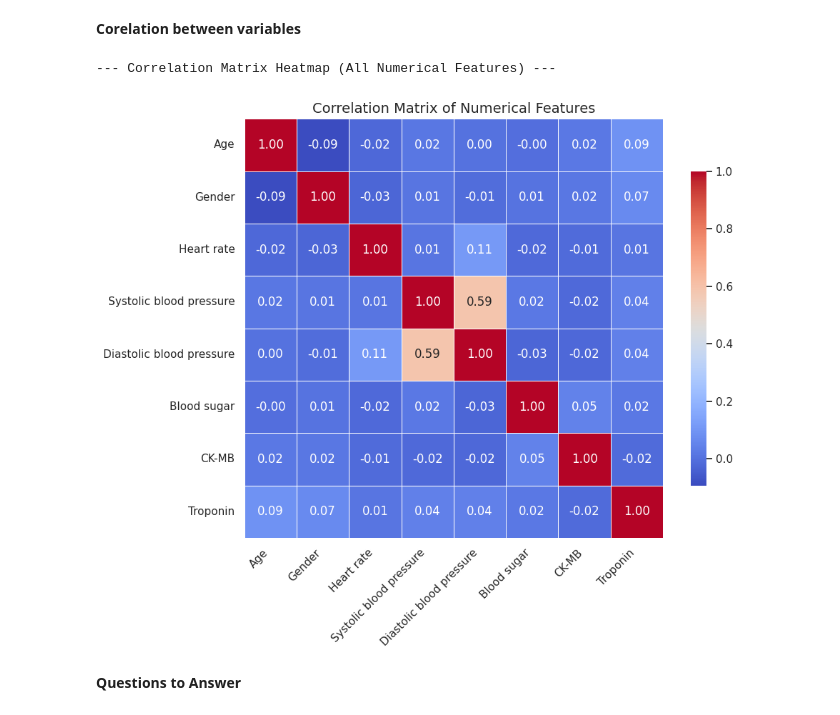
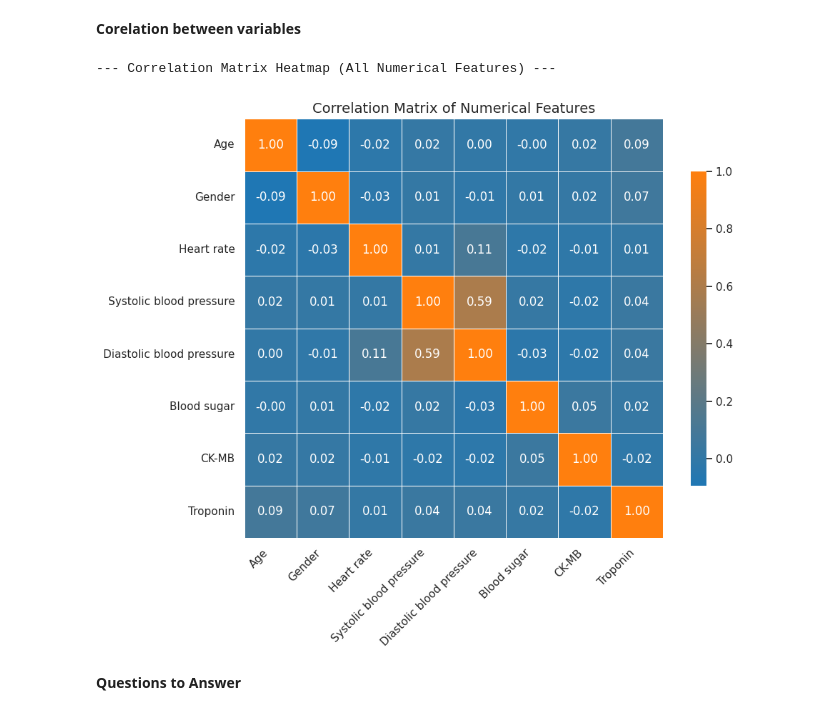
Before and after one commit to Madhulik123/Data-Analysis-project, a Jupyter notebook: heart.ipynb, the cells around one changed output. Drawn from its saved outputs; the diff is of its cells as text; code cells hidden in the pictures.

```diff
--- a/heart.ipynb
+++ b/heart.ipynb
@@ -142,7 +142,7 @@ No non-standard characters found in column 'Result' (or column is empty/contains
 import matplotlib.pyplot as plt
 import seaborn as sns
 
-standard_colors = ['#FF5733', '#33FF57', '#3357FF']
+standard_colors = [ '#e64d00', '#ffa64d']
 # Apply globally using rcParams
 plt.rcParams['axes.prop_cycle'] = plt.cycler(color=standard_colors)
 
@@ -349,40 +351,42 @@ There's a slight shift in distribution: positive cases are slightly more frequen
 # %%
 import pandas as pd
 import seaborn as sns
 import matplotlib.pyplot as plt
-
-standard_colors = ['#FF5733', '#33FF57', '#3357FF']
-# Apply globally using rcParams
-plt.rcParams['axes.prop_cycle'] = plt.cycler(color=standard_colors)
-
+from matplotlib.colors import LinearSegmentedColormap
 
 print("\n--- Correlation Matrix Heatmap (All Numerical Features) ---")
 
 # Select only numeric columns (including flags and Result_Encoded)
 numeric_cols = df.select_dtypes(include='number').columns.tolist()
 
 # Compute correlation matrix
 corr_matrix = df[numeric_cols].corr()
 
-# Plot heatmap
+# Create a two‐color “gradient” colormap from #1f77b4 to #ff7f0e
+custom_cmap = LinearSegmentedColormap.from_list(
+    name="two_color",
+    colors=["#1f77b4", "#ff7f0e"]
+)
+
+# Plot heatmap using the custom two‐color cmap
 plt.figure(figsize=(10, 8))
 sns.heatmap(
     corr_matrix,
     annot=True,
     fmt=".2f",
-    cmap='coolwarm',
+    cmap=custom_cmap,     # ← here is where the two‐color gradient is applied
     linewidths=0.5,
     square=True,
     cbar_kws={"shrink": 0.75}
 )
 plt.title("Correlation Matrix of Numerical Features", fontsize=14)
 plt.xticks(rotation=45, ha='right')
 plt.yticks(rotation=0)
 plt.tight_layout()
 plt.show()
 # %% [output]
 --- Correlation Matrix Heatmap (All Numerical Features) ---
-[figure, old version]
+[figure, new version]
 # %% [markdown]
 **Questions to Answer**
 # %%
```
Also changed, not shown: parts of 5 cells of this notebook.
